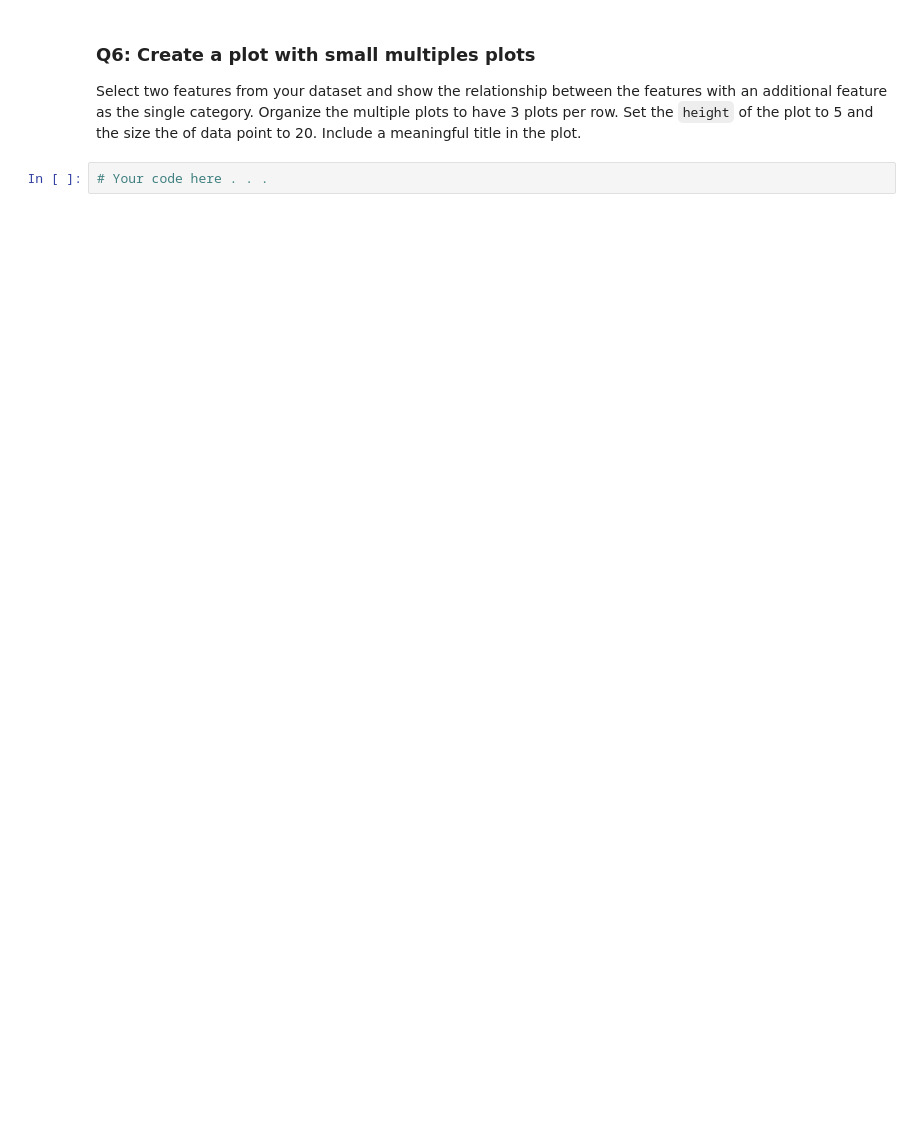
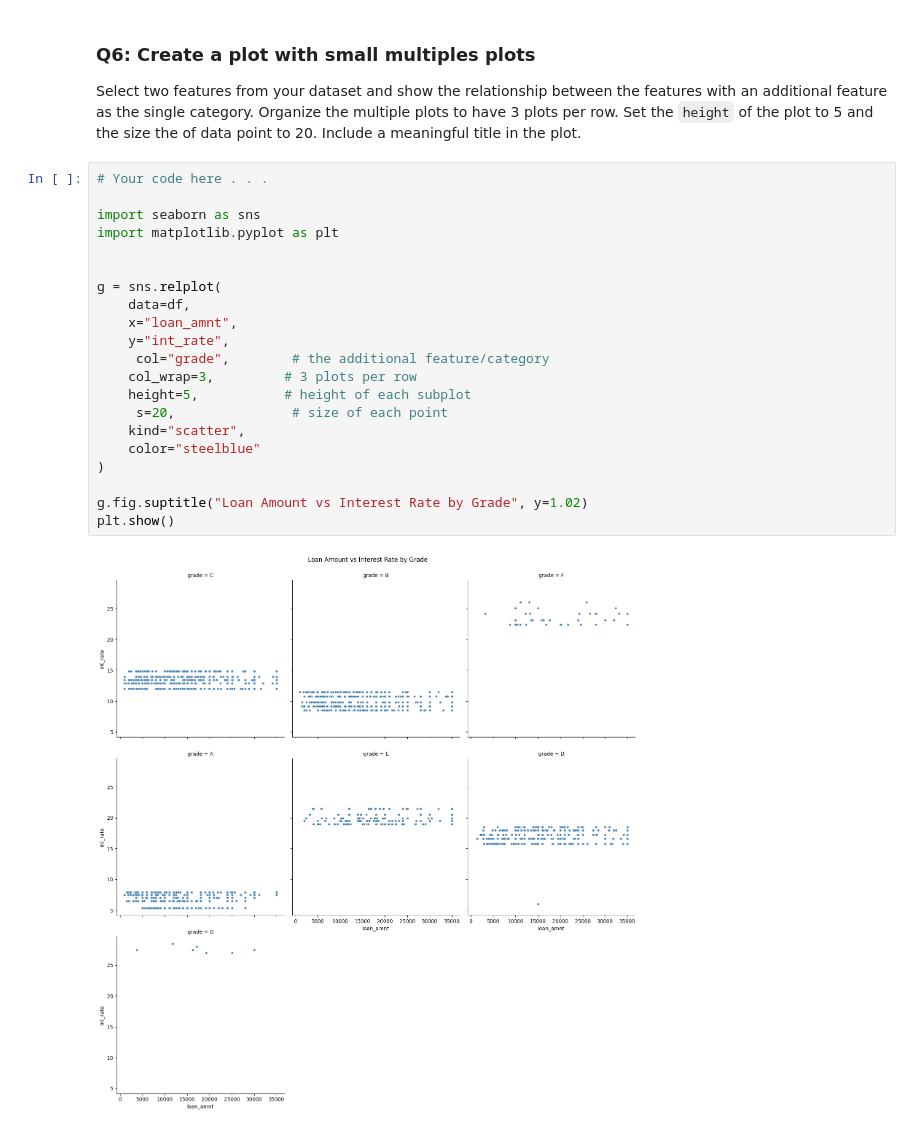
Before and after one commit to CS133-DataVisualization/term-project-vizvisionaries, a Jupyter notebook: Project Assignments/CS133_F25_P1_relplot_scatter.ipynb, the cells around one changed output. Saved outputs shown, nothing was run; the diff lists cells and outputs as text; blank space fills up the shorter version.

```diff
--- a/Project Assignments/CS133_F25_P1_relplot_scatter.ipynb
+++ b/Project Assignments/CS133_F25_P1_relplot_scatter.ipynb
@@ -99,5 +166,26 @@ Select two features from your dataset and plot a scatter plot. Select two additi
 # %% [markdown]
 ### Q6: Create a plot with small multiples plots
 Select two features from your dataset and show the relationship between the features with an additional feature as the single category. Organize the multiple plots to have 3 plots per row. Set the `height` of the plot to 5 and the size the of data point to 20. Include a meaningful title in the plot.
-# %%
-# Your code here . . .
+# %%
+# Your code here . . .
+
+import seaborn as sns
+import matplotlib.pyplot as plt
+
+
+g = sns.relplot(
+    data=df,
+    x="loan_amnt",
+    y="int_rate",
+     col="grade",        # the additional feature/category
+    col_wrap=3,         # 3 plots per row
+    height=5,           # height of each subplot
+     s=20,               # size of each point
+    kind="scatter",
+    color="steelblue"
+)
+
+g.fig.suptitle("Loan Amount vs Interest Rate by Grade", y=1.02)
+plt.show()
+# %% [output]
+[figure, added]
```
Also changed, not shown: parts of 7 cells of this notebook.
